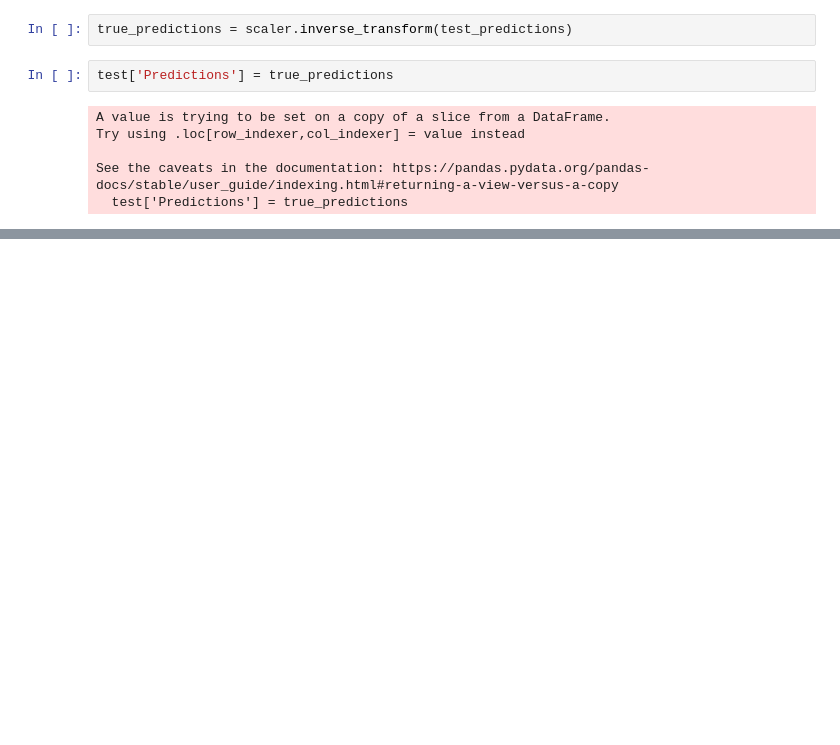
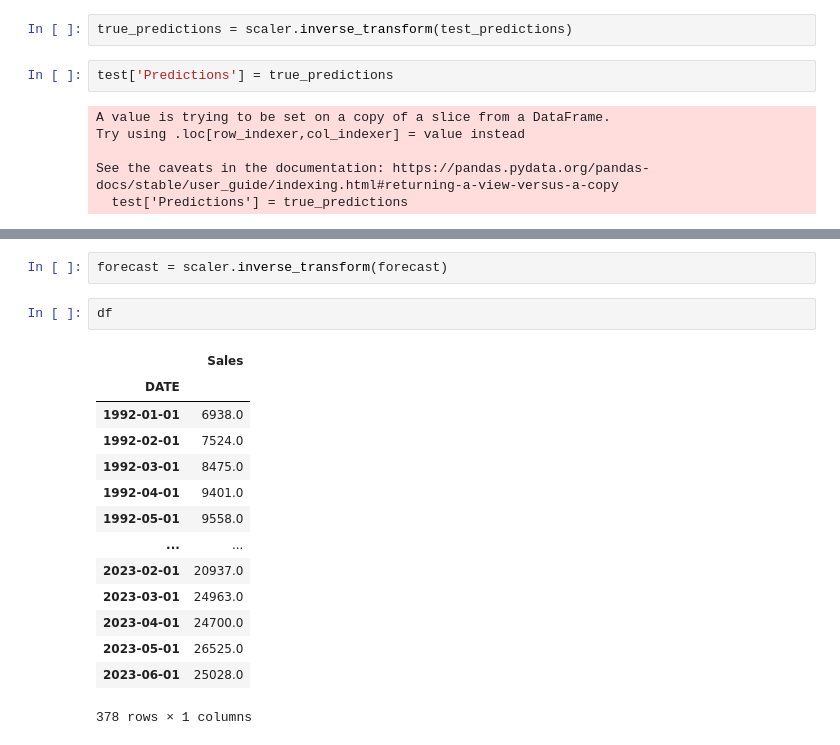
Before and after one commit to PrathamModi001/RNN, a Jupyter notebook: rnn_timeSeries.ipynb, the cells around one changed output, grey strips where cells are left out. Drawn from its saved outputs; the diff is of its cells as text; blank space fills up the shorter version.

```diff
--- a/rnn_timeSeries.ipynb
+++ b/rnn_timeSeries.ipynb
@@ -329,0 +407,19 @@ test.plot(figsize=(12,8));
+# %%
+forecast = scaler.inverse_transform(forecast)
+# %%
+df
+# %% [output]
+|  | Sales |
+| DATE |  |
+| 1992-01-01 | 6938.0 |
+| 1992-02-01 | 7524.0 |
+| 1992-03-01 | 8475.0 |
+| 1992-04-01 | 9401.0 |
+| 1992-05-01 | 9558.0 |
+| ... | ... |
+| 2023-02-01 | 20937.0 |
+| 2023-03-01 | 24963.0 |
+| 2023-04-01 | 24700.0 |
+| 2023-05-01 | 26525.0 |
+| 2023-06-01 | 25028.0 |
+378 rows × 1 columns
```
Also changed, not shown: parts of 21 cells of this notebook.
